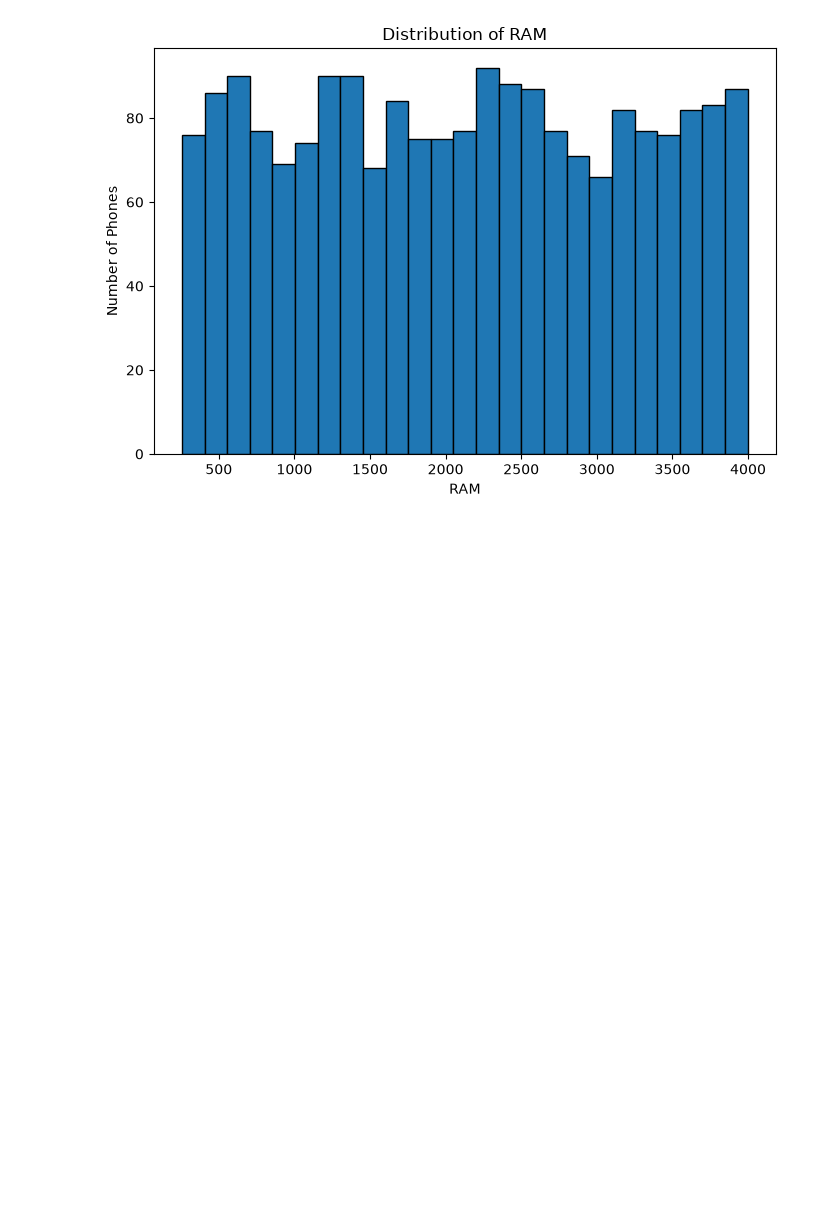
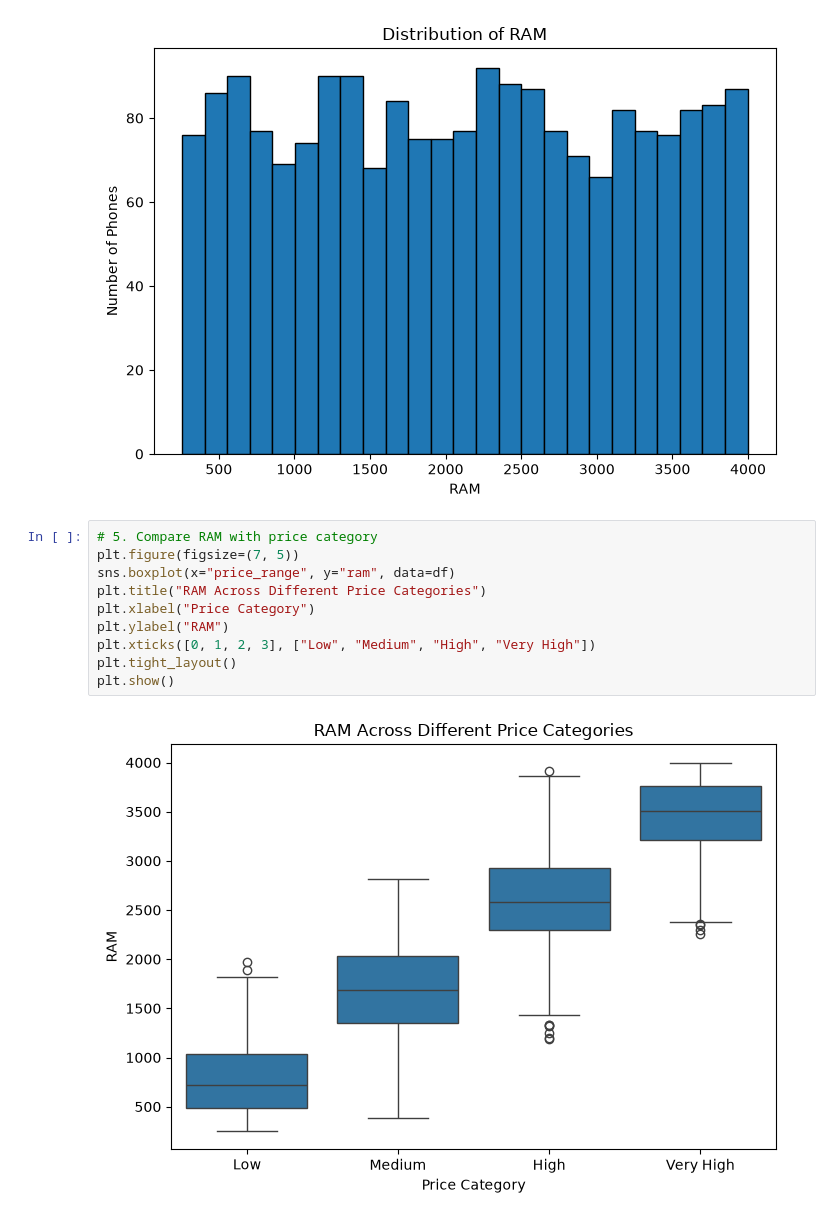
Before and after one commit to 2026eeb1328-rgb/AI101-Mini-Project-Group-71, a Jupyter notebook: src/data_exploration.ipynb, the cells around one changed output. Drawn from its saved outputs; the diff is of its cells as text; blank space fills up the shorter version.

Commit message:
Data Exploration done

```diff
--- a/src/data_exploration.ipynb
+++ b/src/data_exploration.ipynb
@@ -82,3 +127,15 @@ plt.tight_layout()
 plt.show()
 # %% [output]
 [figure]
+# %%
+# 5. Compare RAM with price category
+plt.figure(figsize=(7, 5))
+sns.boxplot(x="price_range", y="ram", data=df)
+plt.title("RAM Across Different Price Categories")
+plt.xlabel("Price Category")
+plt.ylabel("RAM")
+plt.xticks([0, 1, 2, 3], ["Low", "Medium", "High", "Very High"])
+plt.tight_layout()
+plt.show()
+# %% [output]
+[figure, added]
```
Also changed, not shown: parts of 6 cells of this notebook.
